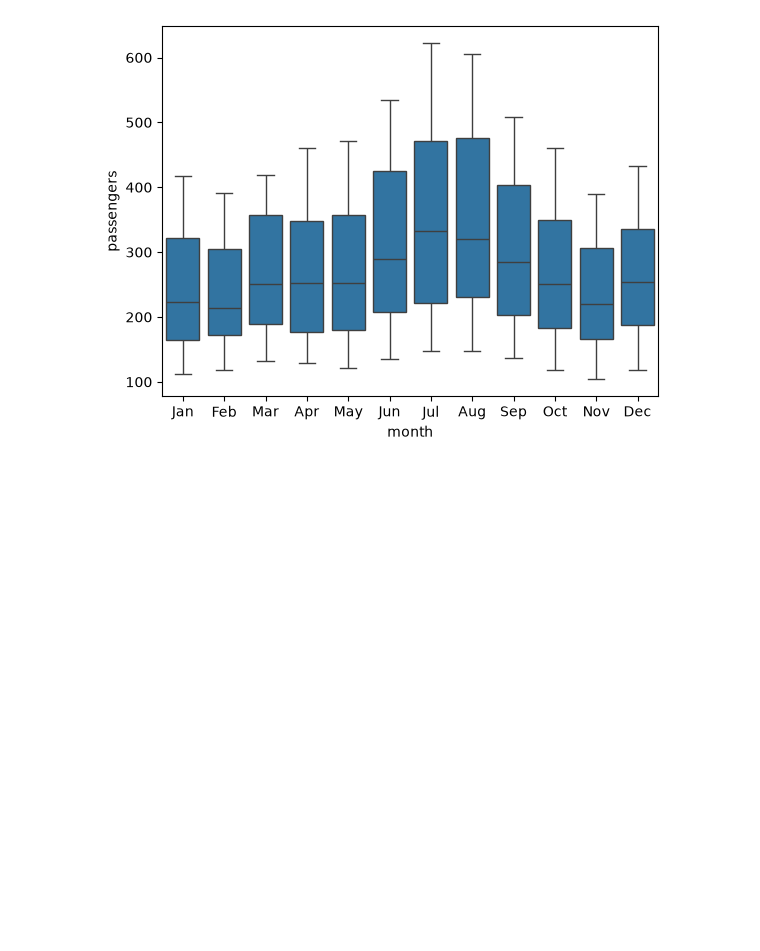
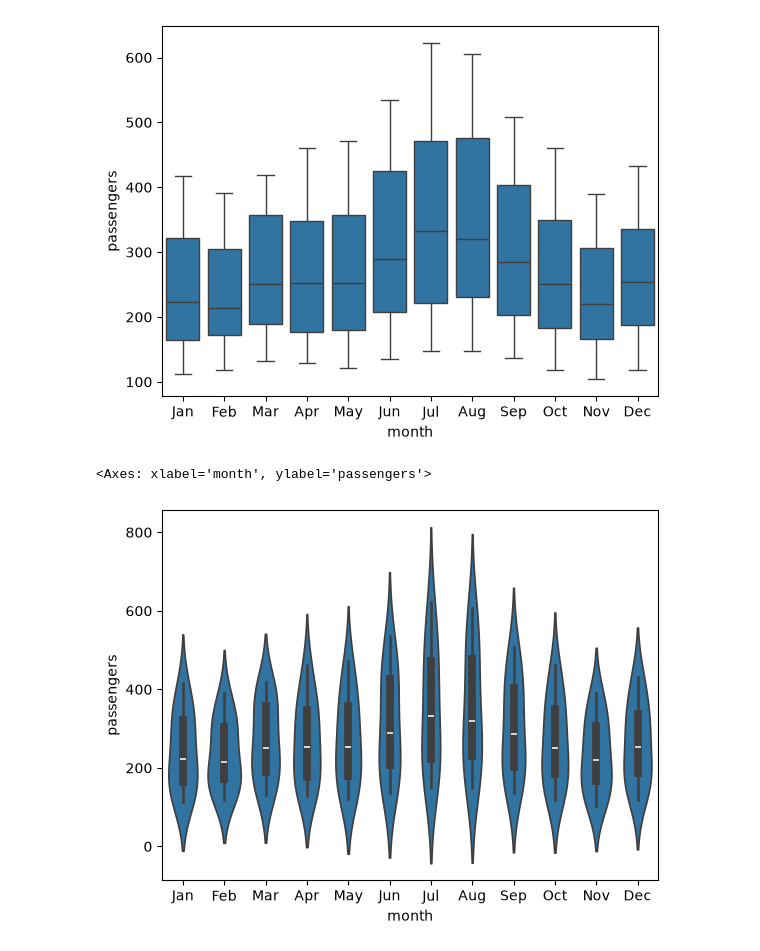
Before and after one commit to BatteryOrVansh/PythonHustle, a Jupyter notebook: Summer_Internship_Training/Visualization/Seaborn_analysis.ipynb, the cells around one changed output. Drawn from its saved outputs; the diff is of its cells as text; code cells hidden in the pictures; blank space fills up the shorter version.

Commit message:
add violin plot

```diff
--- a/Summer_Internship_Training/Visualization/Seaborn_analysis.ipynb
+++ b/Summer_Internship_Training/Visualization/Seaborn_analysis.ipynb
@@ -43,3 +43,10 @@ sns.boxplot(data=ft, x="month", y="passengers")
 # %% [output]
 <Axes: xlabel='month', ylabel='passengers'>
 [figure]
+# %%
+# Violin Plot: Month wise passenger
+
+sns.violinplot(data=ft, x="month", y="passengers")
+# %% [output]
+<Axes: xlabel='month', ylabel='passengers'>
+[figure, added]
```
